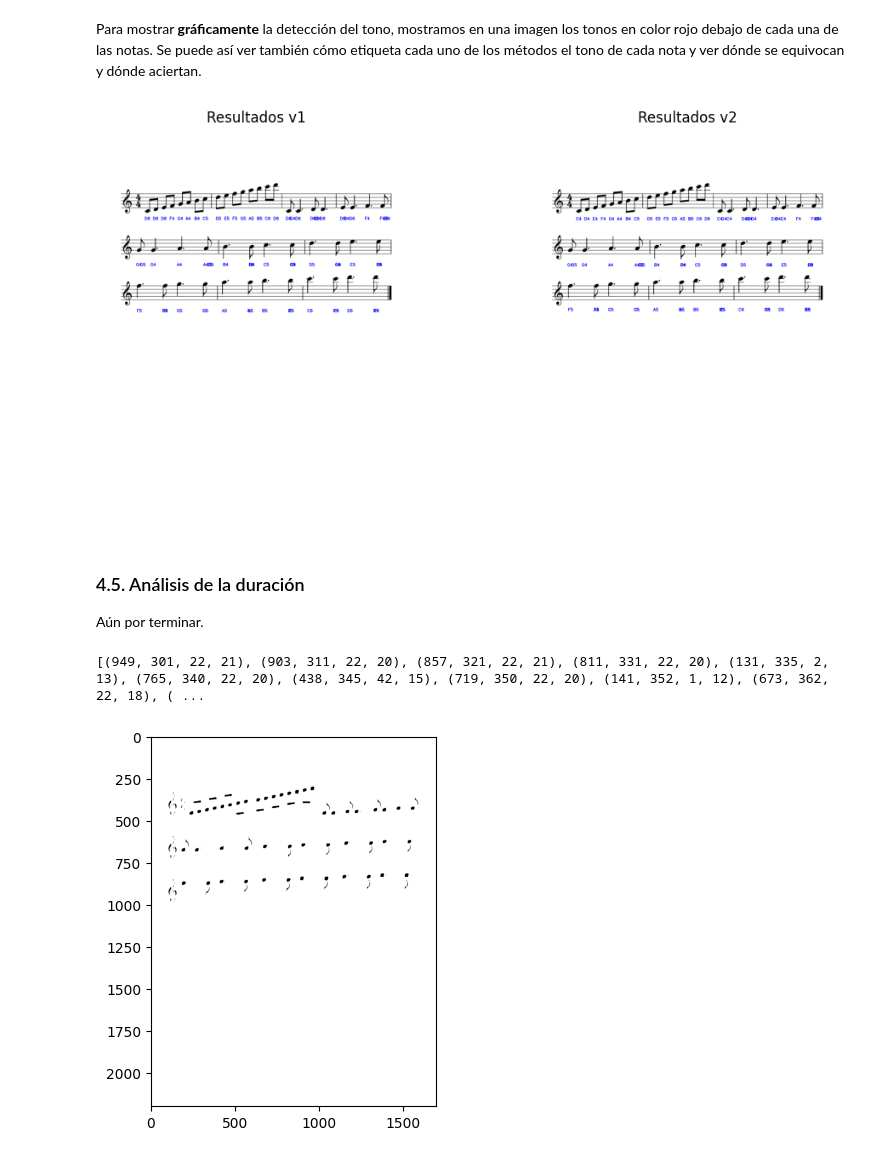
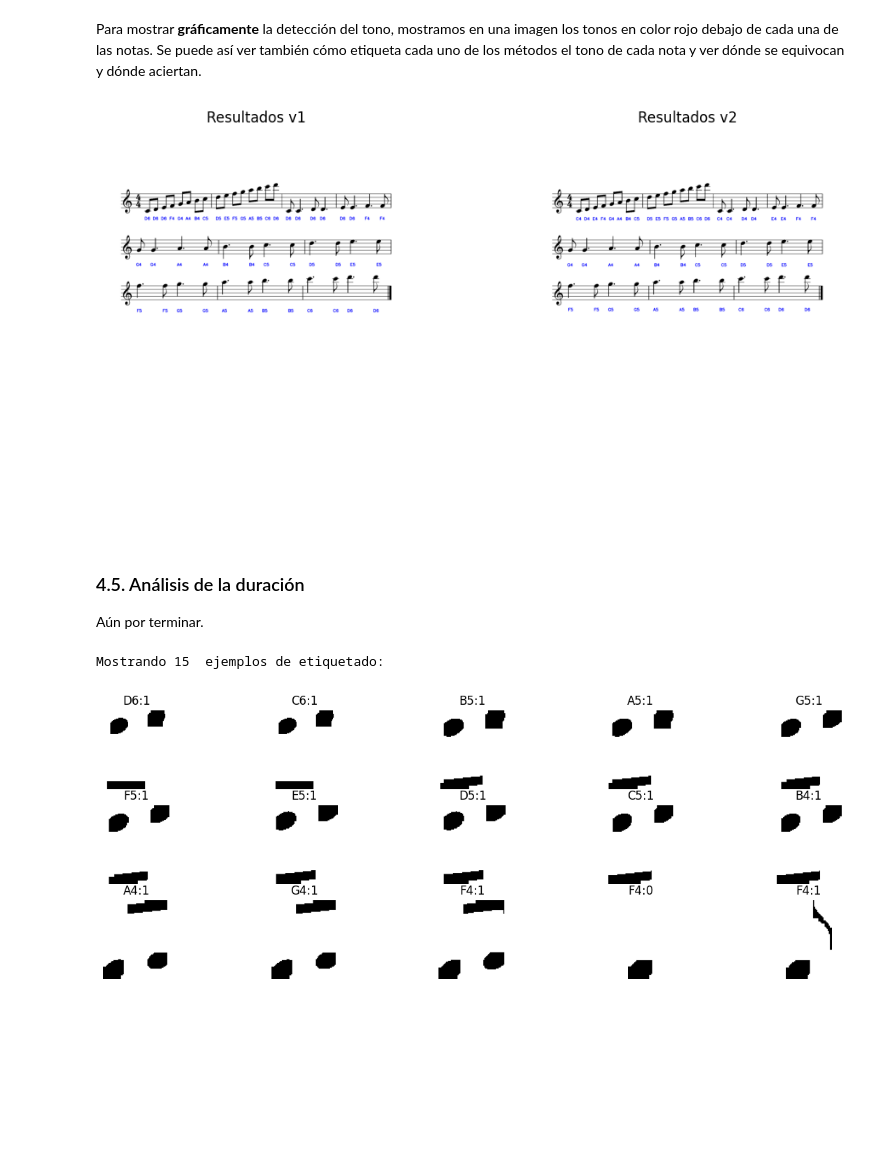
Before and after one commit to tcabgom/Music-Score-Recognition-System, a Jupyter notebook: notebook/Seguimiento 4.ipynb, the cells around one changed output. Drawn from its saved outputs; the diff is of its cells as text; code cells hidden in the pictures; blank space fills up the shorter version.

Commit message:
feat: Upgraded version of beat analysis, still untested and unfinished

```diff
--- a/notebook/Seguimiento 4.ipynb
+++ b/notebook/Seguimiento 4.ipynb
@@ -243,7 +243,7 @@ Además de las notas musicales, en una partitura hay múltiples elementos de int
 # %%
 import accidental_and_rest_recognition
 
-labels, bounding_boxes = accidental_and_rest_recognition.element_recognition(num_labels, labels, stats, True)
+labels, bounding_boxes = accidental_and_rest_recognition.element_recognition(num_labels, labels, stats, True, True)
 
 fig, axes = plt.subplots(1, 2, figsize=(12, 6))
 axes[0].imshow(processed_image, cmap='gray');axes[0].set_title('Imagen con elementos');axes[0].axis('off')
@@ -266,7 +266,7 @@ Para mostrar las notas, se utiliza una función que permite dividir los pentagra
 # %%
 import note_recognition
 
-stem_lines, centers = note_recognition.stem_filtering_and_notes_positions(labels, bounding_boxes)
+stem_lines, centers, fulls = note_recognition.stem_filtering_and_notes_positions(labels, bounding_boxes)
 
 staff_images, staff_boundaries = note_recognition.divide_staff_v2(stem_lines, staff_lines_v2, staff_gap)
 
@@ -325,7 +325,7 @@ axes[0].imshow(result_v1, cmap='gray');axes[0].set_title('Resultados v1');axes[0
 axes[1].imshow(result_v2, cmap='gray');axes[1].set_title('Resultados v2');axes[1].axis('off')
 plt.show()
 # %% [output]
-[figure, old version]
+[figure, new version]
 # %% [markdown]
 ### 4.5. Análisis de la duración
 
@@ -333,21 +333,31 @@ Aún por terminar.
 # %%
 from importlib import reload
 import stuff_region_segmentation
 import note_recognition
 import image_preprocessing
 import accidental_and_rest_recognition
 reload(stuff_region_segmentation)
 reload(note_recognition)
 reload(image_preprocessing)
 reload(accidental_and_rest_recognition)
 
 import note_recognition
 
-image = note_recognition.beat_analysis(processed_image, centers, detected_notes_v2)
+bboxes, bbox_images, beat_notes = note_recognition.beat_analysis(processed_image, detected_notes_v2)
 
-plt.figure()
-plt.imshow(image, cmap="gray")
+#Código para mostrar ejemplos de etiquetado
+bbox_keys = list(bbox_images.keys())
+accX=0; accY=0; rows = 3; columns= 5
+print("Mostrando",rows*columns," ejemplos de etiquetado:")
+fig, axes = plt.subplots(rows,columns, figsize=(15,5))
+for i in range(0,rows*columns):
+    if i%columns == 0 and i != 0:
+        accX+=1
+        accY=0
+    x,y,w,h = bboxes[i]
+    axes[accX,accY].imshow(bbox_images[bbox_keys[i]],cmap="gray");axes[accX,accY].set_title(beat_notes[bbox_keys[i]]);axes[accX,accY].axis('off')
+    accY+=1
 plt.show()
 # %% [output]
-[(949, 301, 22, 21), (903, 311, 22, 20), (857, 321, 22, 21), (811, 331, 22, 20), (131, 335, 2, 13), (765, 340, 22, 20), (438, 345, 42, 15), (719, 350, 22, 20), (141, 352, 1, 12), (673, 362, 22, 18), ( ...
+Mostrando 15  ejemplos de etiquetado:
-[figure, old version]
+[figure, new version]
```
Also changed, not shown: parts of 4 cells of this notebook, 1 other file.
